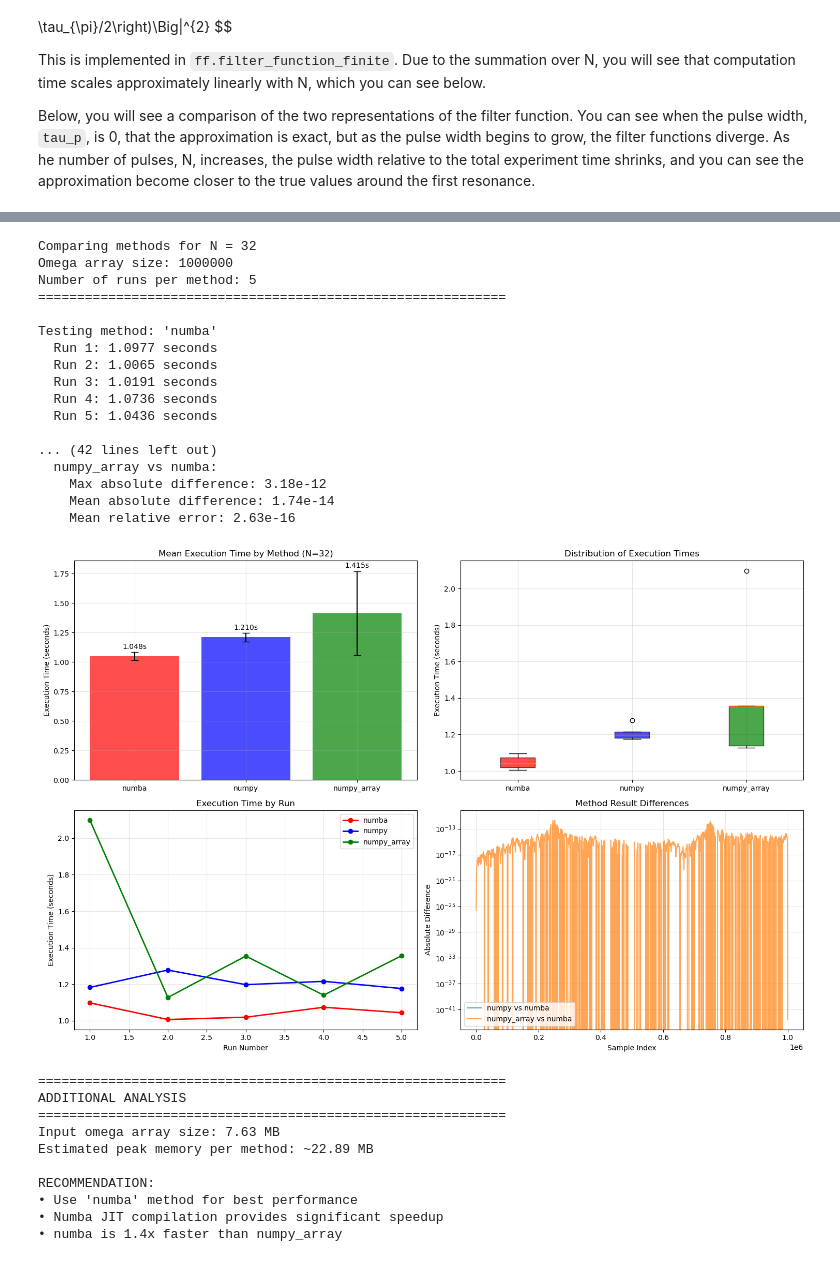
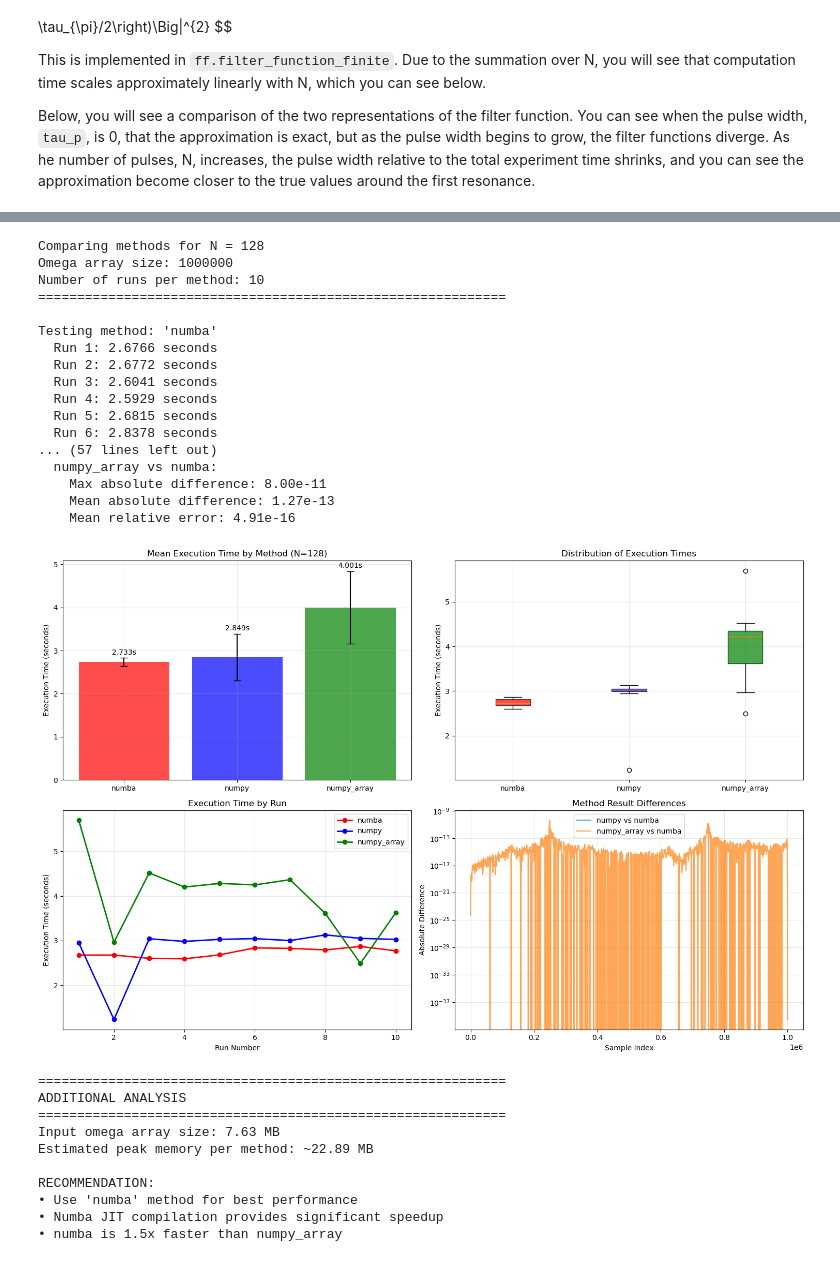
Before and after one commit to nonohuff/FWDD, a Jupyter notebook: filter_function_tutorial.ipynb, the cells around one changed output, grey strips where cells are left out. Drawn from its saved outputs; the diff is of its cells as text; code cells hidden in the pictures.

```diff
--- a/filter_function_tutorial.ipynb
+++ b/filter_function_tutorial.ipynb
@@ -268,9 +268,9 @@ Time complexity trend: O(n^0.43), R² = 0.643
 ##### Set Parameters #####
 tau_p = 0.024  # Set pulse width in microseconds (µs)
 wait_time = 0.024  # Set wait time between pulses in microseconds (µs)
-N_fixed = 32  # Fixed N value for method comparison
+N_fixed = 128  # Fixed N value for method comparison
 methods = ['numba', 'numpy', 'numpy_array']  # Methods to compare
-num_runs = 5  # Number of runs per method for averaging
+num_runs = 10  # Number of runs per method for averaging
 ########################################################################
 
 colors = ['red', 'blue', 'green']
@@ -450,46 +450,46 @@ plt.show()
 print("\n" + "="*60)
 print("ADDITIONAL ANALYSIS")
 print("="*60)
 omega_size_mb = omega.nbytes / (1024**2)
 print(f"Input omega array size: {omega_size_mb:.2f} MB")
 print(f"Estimated peak memory per method: ~{omega_size_mb * 3:.2f} MB")  # Rough estimate
 
 # Performance recommendations
 if len(valid_methods_for_plot) > 1:
     print(f"\nRECOMMENDATION:")
     fastest = min(valid_methods_for_plot, key=lambda m: method_stats[m]['mean'])
     if fastest == 'numba':
         print("• Use 'numba' method for best performance")
         print("• Numba JIT compilation provides significant speedup")
     elif fastest == 'numpy':
         print("• Use 'numpy' method for good performance and stability")
         print("• Pure NumPy is reliable and well-optimized")
     elif fastest == 'numpy_array':
         print("• Use 'numpy_array' method - optimized array operations")
         print("• Good balance of performance and memory efficiency")
 
     slowest = max(valid_methods_for_plot, key=lambda m: method_stats[m]['mean'])
     speedup_factor = method_stats[slowest]['mean'] / method_stats[fastest]['mean']
     print(f"• {fastest} is {speedup_factor:.1f}x faster than {slowest}")
 # %% [output]
-Comparing methods for N = 32
+Comparing methods for N = 128
 Omega array size: 1000000
-Number of runs per method: 5
+Number of runs per method: 10
 ============================================================
 
 Testing method: 'numba'
-  Run 1: 1.0977 seconds
-  Run 2: 1.0065 seconds
-  Run 3: 1.0191 seconds
-  Run 4: 1.0736 seconds
-  Run 5: 1.0436 seconds
-
-... (42 lines left out)
+  Run 1: 2.6766 seconds
+  Run 2: 2.6772 seconds
+  Run 3: 2.6041 seconds
+  Run 4: 2.5929 seconds
+  Run 5: 2.6815 seconds
+  Run 6: 2.8378 seconds
+... (57 lines left out)
   numpy_array vs numba:
-    Max absolute difference: 3.18e-12
-    Mean absolute difference: 1.74e-14
-    Mean relative error: 2.63e-16
+    Max absolute difference: 8.00e-11
+    Mean absolute difference: 1.27e-13
+    Mean relative error: 4.91e-16
-[figure, old version]
+[figure, new version]
 ============================================================
 ADDITIONAL ANALYSIS
 ============================================================
@@ -499,4 +499,4 @@ Estimated peak memory per method: ~22.89 MB
 RECOMMENDATION:
 • Use 'numba' method for best performance
 • Numba JIT compilation provides significant speedup
-• numba is 1.4x faster than numpy_array
+• numba is 1.5x faster than numpy_array
```
Also changed, not shown: parts of 1 cell of this notebook, 2 other files.
